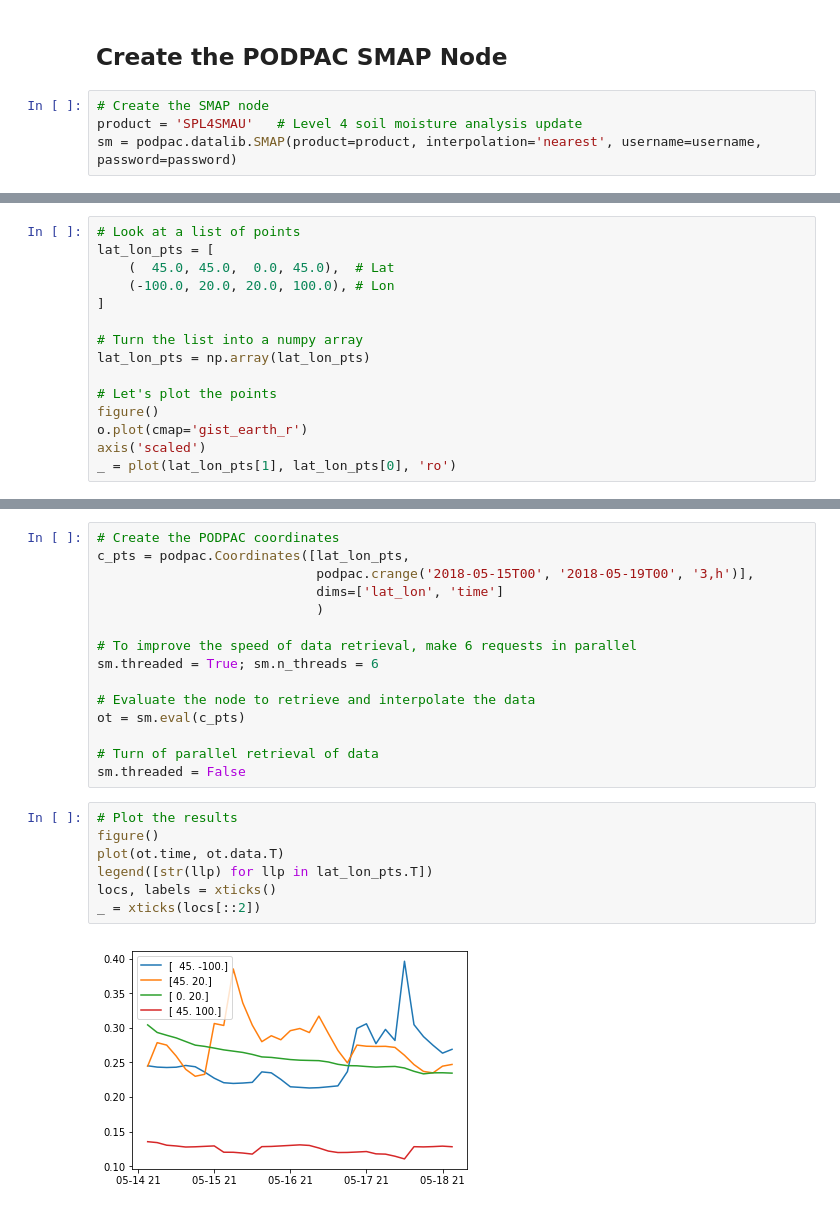
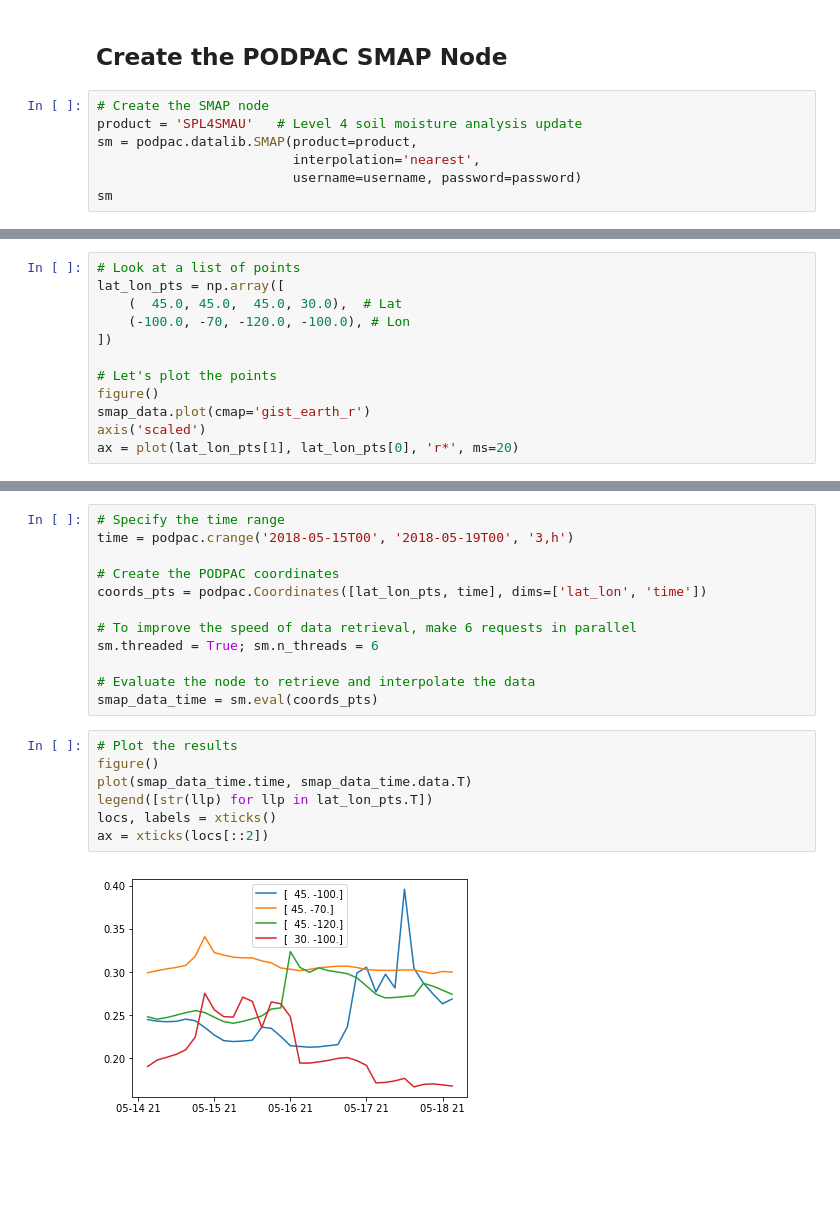
Before and after one commit to creare-com/podpac-examples, a Jupyter notebook: notebooks/basic_examples/retrieving-SMAP-data.ipynb, the cells around one changed output, grey strips where cells are left out. Saved outputs shown, nothing was run; the diff lists cells and outputs as text; blank space fills up the shorter version.

```diff
--- a/notebooks/basic_examples/retrieving-SMAP-data.ipynb
+++ b/notebooks/basic_examples/retrieving-SMAP-data.ipynb
@@ -36,4 +39,7 @@ Password:········
 # %%
 # Create the SMAP node
 product = 'SPL4SMAU'   # Level 4 soil moisture analysis update
-sm = podpac.datalib.SMAP(product=product, interpolation='nearest', username=username, password=password)
+sm = podpac.datalib.SMAP(product=product,
+                         interpolation='nearest',
+                         username=username, password=password)
+sm
@@ -75,17 +79,14 @@ Note, this example:
 * Accesses multiple (24) SMAP files in parallel
 # %%
 # Look at a list of points
-lat_lon_pts = [
-    (  45.0, 45.0,  0.0, 45.0),  # Lat
-    (-100.0, 20.0, 20.0, 100.0), # Lon
-]
-
-# Turn the list into a numpy array
-lat_lon_pts = np.array(lat_lon_pts)
+lat_lon_pts = np.array([
+    (  45.0, 45.0,  45.0, 30.0),  # Lat
+    (-100.0, -70, -120.0, -100.0), # Lon
+])
 
 # Let's plot the points
 figure()
-o.plot(cmap='gist_earth_r')
+smap_data.plot(cmap='gist_earth_r')
 axis('scaled')
-_ = plot(lat_lon_pts[1], lat_lon_pts[0], 'ro')
+ax = plot(lat_lon_pts[1], lat_lon_pts[0], 'r*', ms=20)
 # %% [output]
@@ -94,24 +94,21 @@ _ = plot(lat_lon_pts[1], lat_lon_pts[0], 'ro')
 # %%
+# Specify the time range
+time = podpac.crange('2018-05-15T00', '2018-05-19T00', '3,h')
+
 # Create the PODPAC coordinates
-c_pts = podpac.Coordinates([lat_lon_pts,
-                            podpac.crange('2018-05-15T00', '2018-05-19T00', '3,h')],
-                            dims=['lat_lon', 'time']
-                            )
+coords_pts = podpac.Coordinates([lat_lon_pts, time], dims=['lat_lon', 'time'])
 
 # To improve the speed of data retrieval, make 6 requests in parallel
 sm.threaded = True; sm.n_threads = 6
 
 # Evaluate the node to retrieve and interpolate the data
-ot = sm.eval(c_pts)
-
-# Turn of parallel retrieval of data
-sm.threaded = False
+smap_data_time = sm.eval(coords_pts)
 # %%
 # Plot the results
 figure()
-plot(ot.time, ot.data.T)
+plot(smap_data_time.time, smap_data_time.data.T)
 legend([str(llp) for llp in lat_lon_pts.T])
 locs, labels = xticks()
-_ = xticks(locs[::2])
+ax = xticks(locs[::2])
 # %% [output]
-[figure, old version]
+[figure, new version]
```
Also changed, not shown: parts of 11 cells of this notebook, 5 other files.
